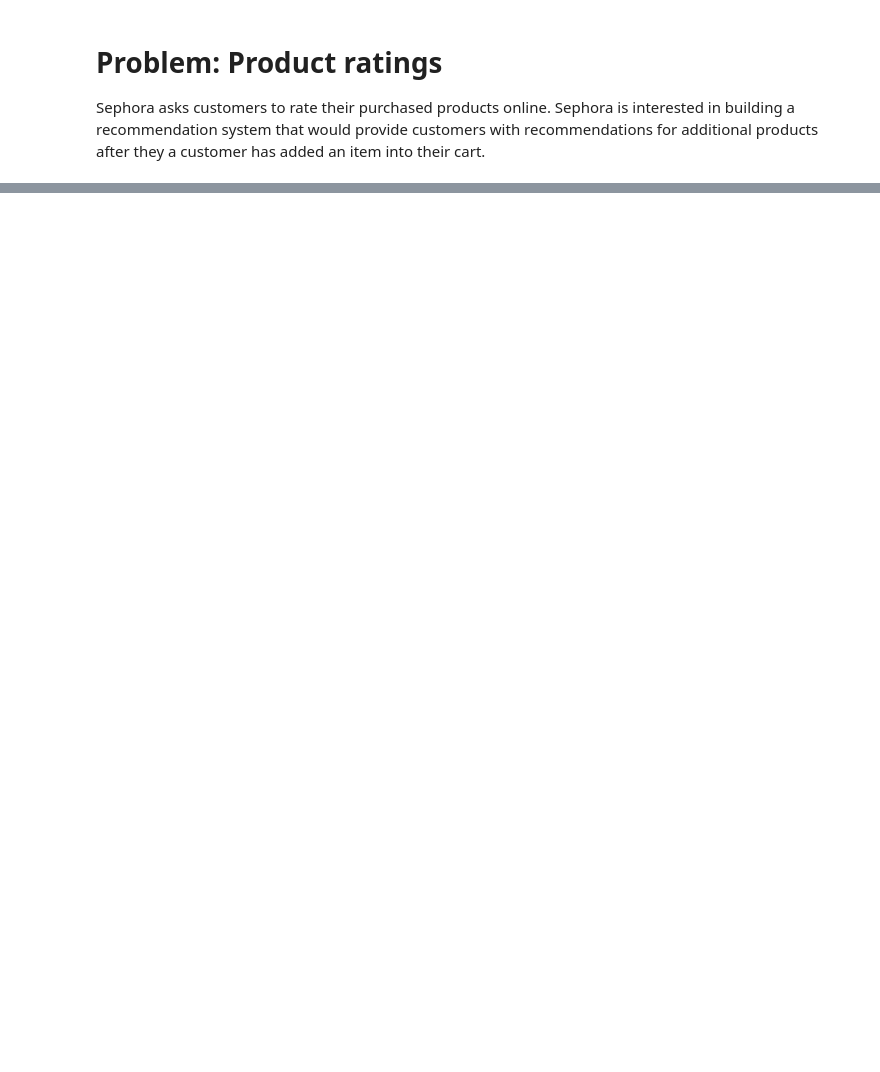
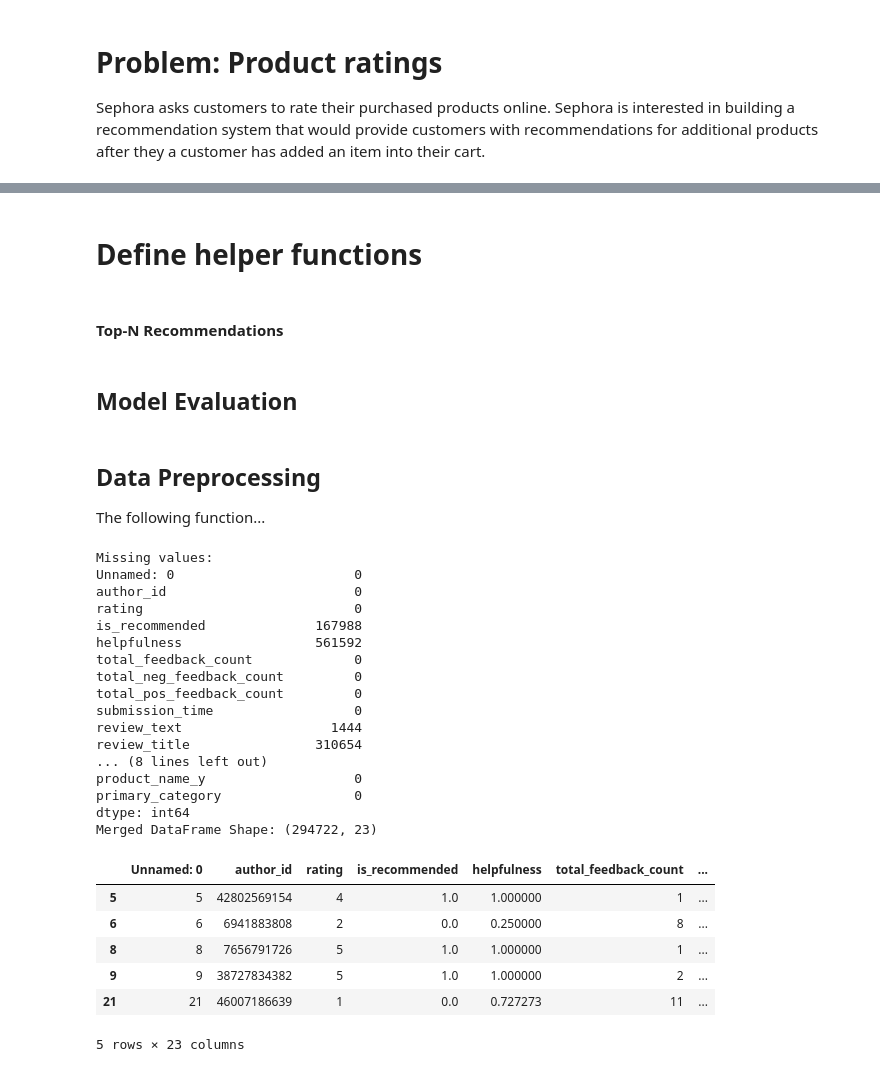
Before and after one commit to renaqd/team1-ADS505, a Jupyter notebook: team1-recommendation_sys.ipynb, the cells around one changed output, grey strips where cells are left out. Saved outputs shown, nothing was run; the diff lists cells and outputs as text; code cells hidden in the pictures; blank space fills up the shorter version.

```diff
--- a/team1-recommendation_sys.ipynb
+++ b/team1-recommendation_sys.ipynb
@@ -96,2 +18,0 @@ dtype: int64
-# %%
-pd.set_option('display.max_columns', None)
@@ -213,0 +86,2 @@ This approach can facilitate a recommendation based on the single nearest custom
+# %% [markdown]
+# Define helper functions
@@ -213,0 +201,2 @@ This approach can facilitate a recommendation based on the single nearest custom
+# %% [markdown]
+#### Top-N Recommendations
@@ -213,0 +215,2 @@ This approach can facilitate a recommendation based on the single nearest custom
+# %% [markdown]
+## Model Evaluation
@@ -213,0 +266,34 @@ This approach can facilitate a recommendation based on the single nearest custom
+# %% [markdown]
+## Data Preprocessing
+
+The following function...
+# %%
+# Preprocess data
+merged_df, user_mapper, item_mapper, reverse_user_mapper, reverse_item_mapper = preprocess_data(product_info, all_reviews)
+print("Merged DataFrame Shape:", merged_df.shape)
+display(merged_df.head())
+# %% [output]
+Missing values:
+Unnamed: 0                       0
+author_id                        0
+rating                           0
+is_recommended              167988
+helpfulness                 561592
+total_feedback_count             0
+total_neg_feedback_count         0
+total_pos_feedback_count         0
+submission_time                  0
+review_text                   1444
+review_title                310654
+... (8 lines left out)
+product_name_y                   0
+primary_category                 0
+dtype: int64
+Merged DataFrame Shape: (294722, 23)
+|  | Unnamed: 0 | author_id | rating | is_recommended | helpfulness | total_feedback_count | ... |
+| 5 | 5 | 42802569154 | 4 | 1.0 | 1.000000 | 1 | ... |
+| 6 | 6 | 6941883808 | 2 | 0.0 | 0.250000 | 8 | ... |
+| 8 | 8 | 7656791726 | 5 | 1.0 | 1.000000 | 1 | ... |
+| 9 | 9 | 38727834382 | 5 | 1.0 | 1.000000 | 2 | ... |
+| 21 | 21 | 46007186639 | 1 | 0.0 | 0.727273 | 11 | ... |
+5 rows × 23 columns
```
Also changed, not shown: parts of 37 cells of this notebook.
